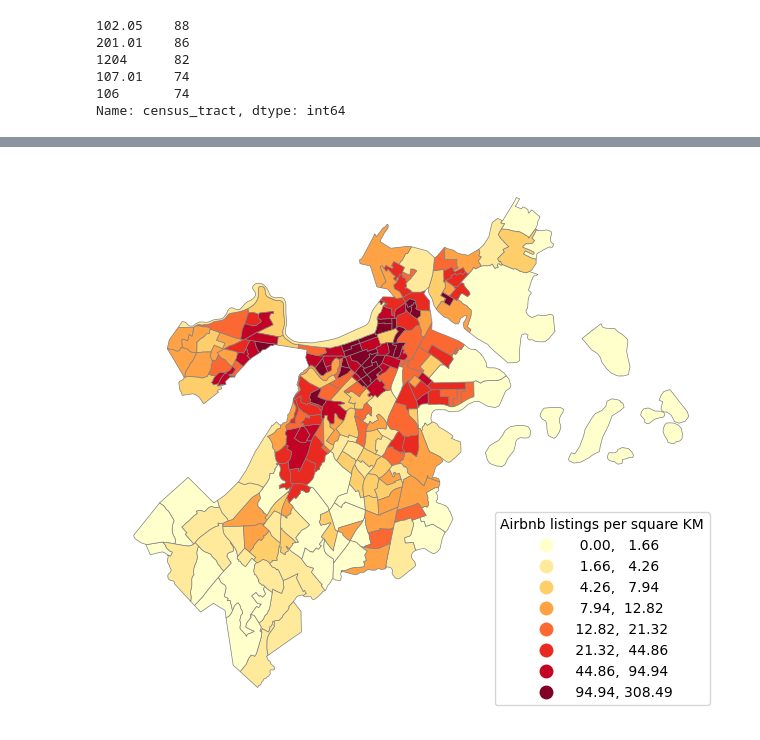
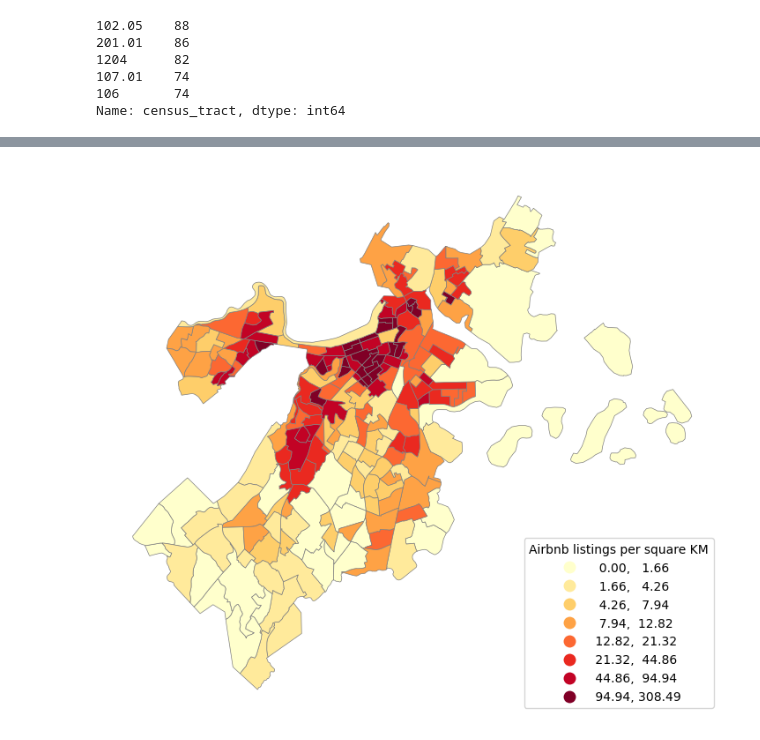
Before and after one commit to Brooks377/leftside_teamproject, a Jupyter notebook: ugly_god/9th_grade_geography_test.ipynb, the cells around one changed output, grey strips where cells are left out. Cells and saved outputs as stored; diff of their text form; code cells hidden in the pictures.

```diff
--- a/ugly_god/9th_grade_geography_test.ipynb
+++ b/ugly_god/9th_grade_geography_test.ipynb
@@ -98,10 +100,10 @@ boston['BNBDensity'] = (boston['BNBs'] / boston['geometry']\
                             .fillna(0)
 # %%
 # this graph represents listings per square KM as zones
-f = plt.figure(figsize=(9, 7))
+f = plt.figure(figsize=(9, 9))
 ax = f.gca()
 kw = dict(column='BNBDensity', k=8, cmap='YlOrRd', edgecolor='gray', linewidth=0.5)
 boston.plot(scheme='QUANTILES', ax=ax, **kw, legend=True, legend_kwds={'loc': 'lower right', 'title': "Airbnb listings per square KM"})
 ax.set_axis_off()
 # %% [output]
-[figure, old version]
+[figure, new version]
```
Also changed, not shown: parts of 3 cells of this notebook.
